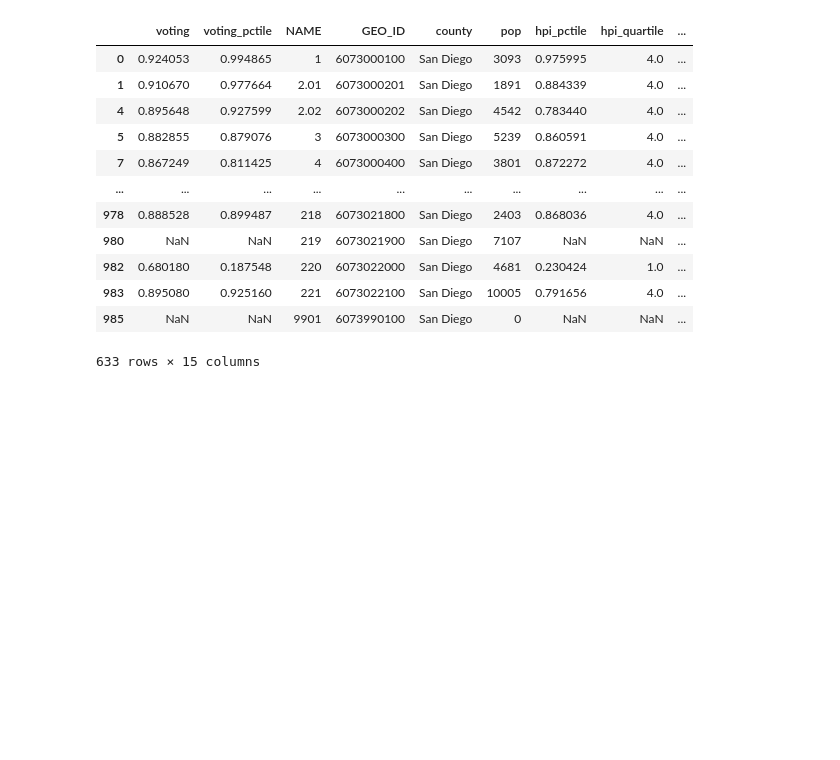
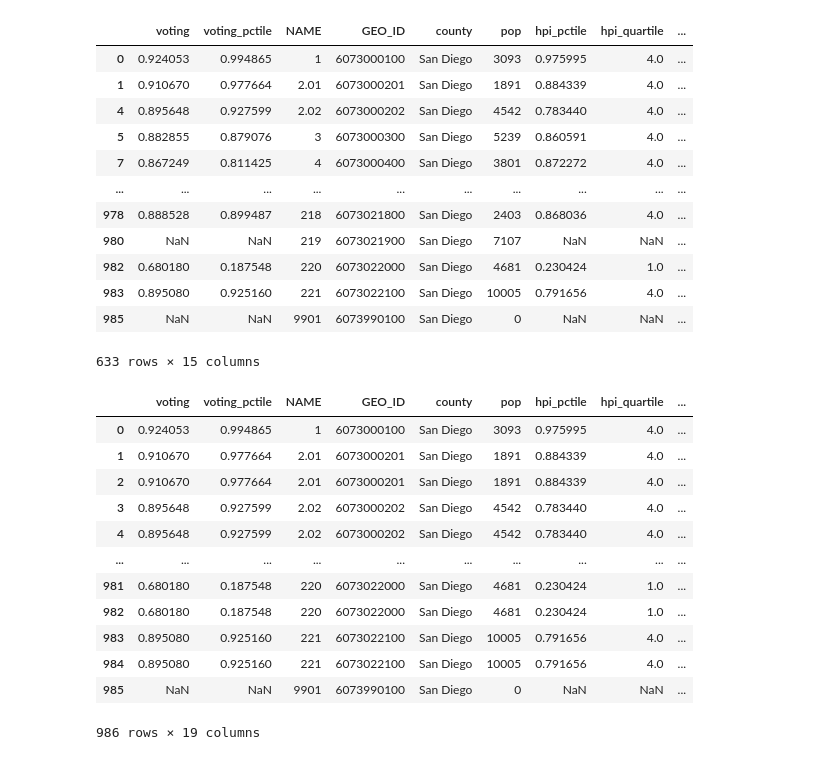
Before and after one commit to kacastel/DSCI-510-Final-Project, a Jupyter notebook: 510fpplay.ipynb, the cells around one changed output. Saved outputs shown, nothing was run; the diff lists cells and outputs as text; code cells hidden in the pictures; blank space fills up the shorter version.

```diff
--- a/510fpplay.ipynb
+++ b/510fpplay.ipynb
@@ -97,12 +92,14 @@ See the caveats in the documentation: https://pandas.pydata.org/pandas-docs/stab
 # Joining datasets
 #san diego hpi: vaccine data
 
+sdhpi_vaccine_join = pd.merge(san_diego_hpi[['voting','voting_pctile','NAME','GEO_ID','county','pop','hpi_pctile','hpi_quartile','hpi_least_healthy_25pct','economic_pctile']], vaccine_data[['census_tract','gis_hpi_quartile_sd', 'vaccination_percentage_all','Vaccine Quartile', 'update_date']], left_on='NAME', right_on='census_tract', how='left')
 
-# final_joined = pd.merge(vaccine_data[['census_tract','gis_hpi_quartile_sd','update_date', 'vaccination_percentage_all']],san_diego_hpi[['voting','voting_pctile','NAME','GEO_ID','county','pop','hpi_pctile','hpi_quartile','hpi_least_healthy_25pct','economic_pctile']], left_on='census_tract' , right_on='NAME', how='left')
-final_joined = pd.merge(san_diego_hpi[['voting','voting_pctile','NAME','GEO_ID','county','pop','hpi_pctile','hpi_quartile','hpi_least_healthy_25pct','economic_pctile']], vaccine_data[['census_tract','gis_hpi_quartile_sd', 'vaccination_percentage_all','Vaccine Quartile', 'update_date']], left_on='NAME', right_on='census_tract', how='left')
+sdhpi_vaccine_join.sort_values('vaccination_percentage_all', ascending=False).drop_duplicates(['voting','voting_pctile','NAME','GEO_ID','county','pop','hpi_pctile','hpi_quartile','hpi_least_healthy_25pct','economic_pctile','census_tract','gis_hpi_quartile_sd', 'Vaccine Quartile']).sort_index()
+# test_join[test_join['census_tract'] == '170.19' ]
 
-final_joined.sort_values('vaccination_percentage_all', ascending=False).drop_duplicates(['voting','voting_pctile','NAME','GEO_ID','county','pop','hpi_pctile','hpi_quartile','hpi_least_healthy_25pct','economic_pctile','census_tract','gis_hpi_quartile_sd', 'Vaccine Quartile']).sort_index()
-# test_join[test_join['census_tract'] == '170.19' ]
+# sdhpi_vaccine_join
+
+# voter_data.head(2)
 # %% [output]
 |  | voting | voting_pctile | NAME | GEO_ID | county | pop | hpi_pctile | hpi_quartile | ... |
 | 0 | 0.924053 | 0.994865 | 1 | 6073000100 | San Diego | 3093 | 0.975995 | 4.0 | ... |
@@ -117,3 +114,21 @@ final_joined.sort_values('vaccination_percentage_all', ascending=False).drop_dup
 | 983 | 0.895080 | 0.925160 | 221 | 6073022100 | San Diego | 10005 | 0.791656 | 4.0 | ... |
 | 985 | NaN | NaN | 9901 | 6073990100 | San Diego | 0 | NaN | NaN | ... |
 633 rows × 15 columns
+# %%
+# Merging all 3 datasets together
+three_set_join = pd.merge(sdhpi_vaccine_join[['voting','voting_pctile','NAME','GEO_ID','county','pop','hpi_pctile','hpi_quartile','hpi_least_healthy_25pct','economic_pctile','census_tract','gis_hpi_quartile_sd', 'vaccination_percentage_all','Vaccine Quartile']],voter_data[['geoid','name','population','value', 'percentile']], left_on='GEO_ID', right_on='geoid', how='left')
+three_set_join
+# %% [output]
+|  | voting | voting_pctile | NAME | GEO_ID | county | pop | hpi_pctile | hpi_quartile | ... |
+| 0 | 0.924053 | 0.994865 | 1 | 6073000100 | San Diego | 3093 | 0.975995 | 4.0 | ... |
+| 1 | 0.910670 | 0.977664 | 2.01 | 6073000201 | San Diego | 1891 | 0.884339 | 4.0 | ... |
+| 2 | 0.910670 | 0.977664 | 2.01 | 6073000201 | San Diego | 1891 | 0.884339 | 4.0 | ... |
+| 3 | 0.895648 | 0.927599 | 2.02 | 6073000202 | San Diego | 4542 | 0.783440 | 4.0 | ... |
+| 4 | 0.895648 | 0.927599 | 2.02 | 6073000202 | San Diego | 4542 | 0.783440 | 4.0 | ... |
+| ... | ... | ... | ... | ... | ... | ... | ... | ... | ... |
+| 981 | 0.680180 | 0.187548 | 220 | 6073022000 | San Diego | 4681 | 0.230424 | 1.0 | ... |
+| 982 | 0.680180 | 0.187548 | 220 | 6073022000 | San Diego | 4681 | 0.230424 | 1.0 | ... |
+| 983 | 0.895080 | 0.925160 | 221 | 6073022100 | San Diego | 10005 | 0.791656 | 4.0 | ... |
+| 984 | 0.895080 | 0.925160 | 221 | 6073022100 | San Diego | 10005 | 0.791656 | 4.0 | ... |
+| 985 | NaN | NaN | 9901 | 6073990100 | San Diego | 0 | NaN | NaN | ... |
+986 rows × 19 columns
```
Also changed, not shown: parts of 17 cells of this notebook.
